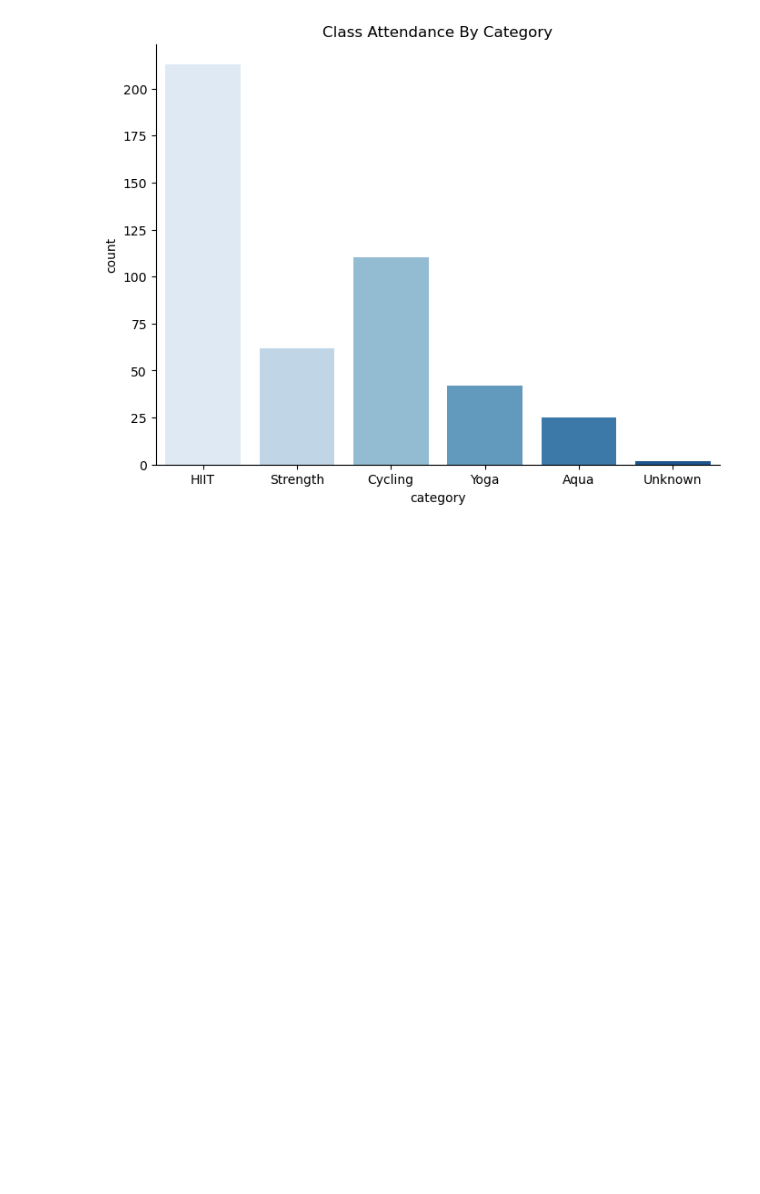
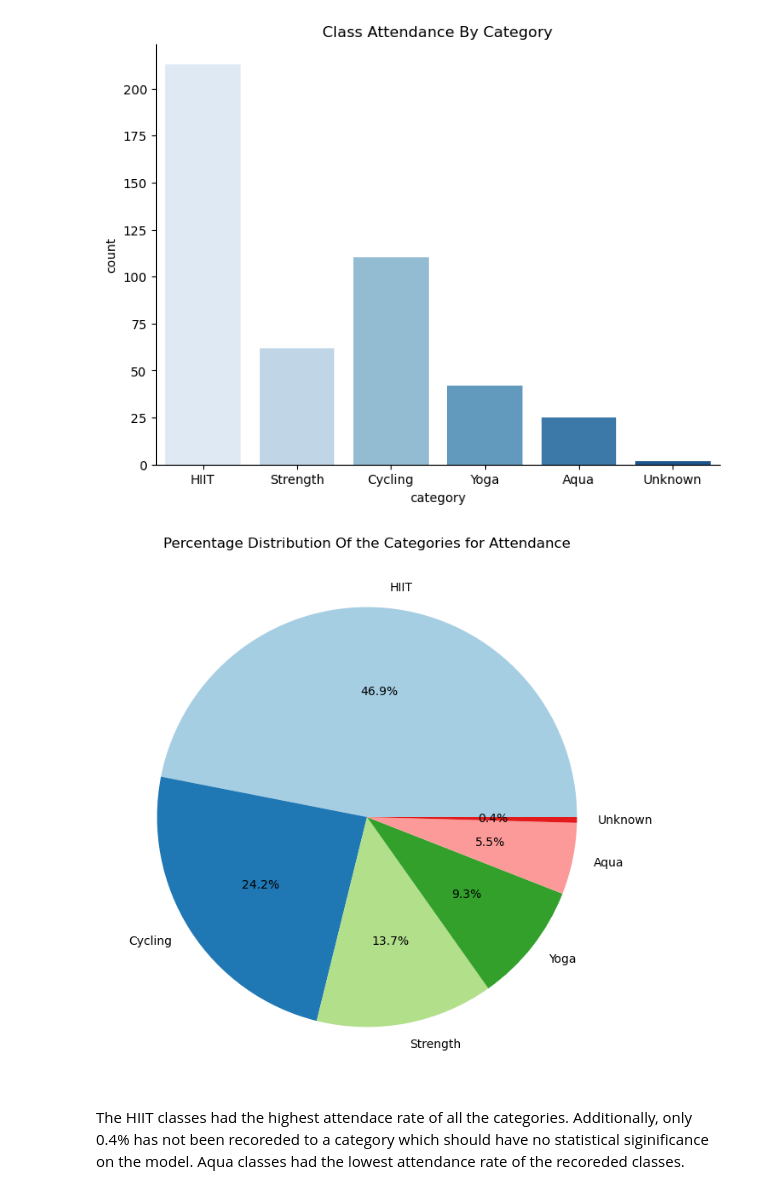
Before and after one commit to datatono/Google_Case-Study-1, a Jupyter notebook: goalzone-predicting-gym-attendance.ipynb, the cells around one changed output. Saved outputs shown, nothing was run; the diff lists cells and outputs as text; code cells hidden in the pictures; blank space fills up the shorter version.

Commit message:
Kaggle Notebook | Goalzone: Predicting Gym Attendance | Version 3

```diff
--- a/goalzone-predicting-gym-attendance.ipynb
+++ b/goalzone-predicting-gym-attendance.ipynb
@@ -297,3 +307,19 @@ plt.title("Class Attendance By Category")
 plt.show()
 # %% [output]
 [figure]
+# %%
+#add a pie chart to show that distribution of the category
+category_values = attendance['category'].value_counts()
+
+sorted_category_values= category_values.sort_values(ascending= False)
+
+#Create pie chart
+plt.figure(figsize=(8,8))
+sns.set_palette("Paired")
+plt.pie(sorted_category_values, labels= sorted_category_values.index, autopct='%1.1f%%')
+plt.title('Percentage Distribution Of the Categories for Attendance')
+plt.show()
+# %% [output]
+[figure, added]
+# %% [markdown]
+The HIIT classes had the highest attendace rate of all the categories. Additionally, only 0.4% has not been recoreded to a category which should have no statistical siginificance on the model. Aqua classes had the lowest attendance rate of the recoreded classes.
```
Also changed, not shown: parts of 29 cells of this notebook.
